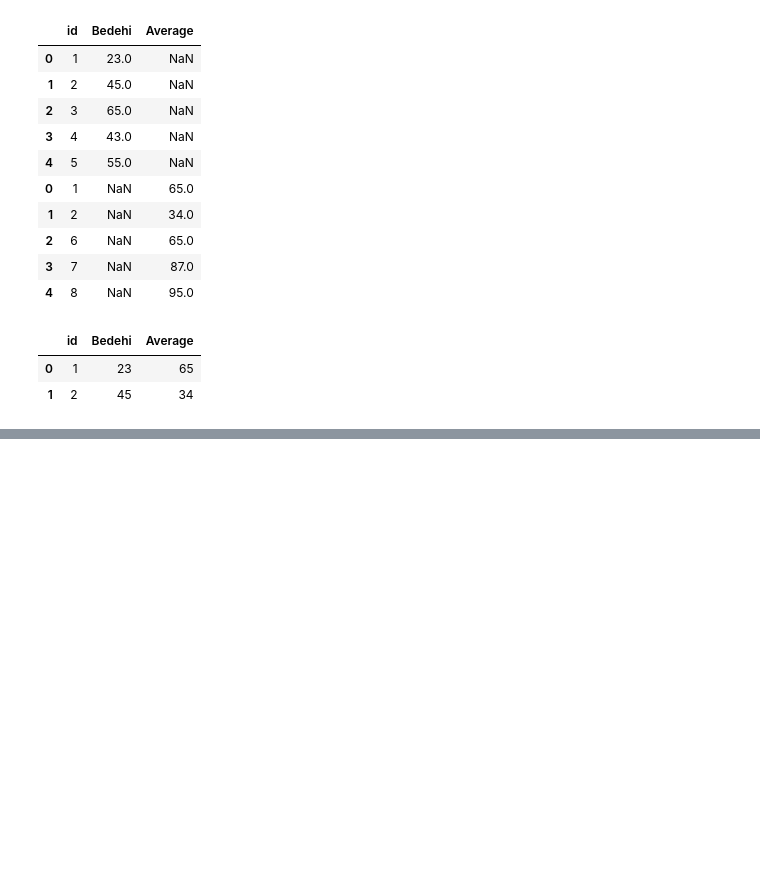
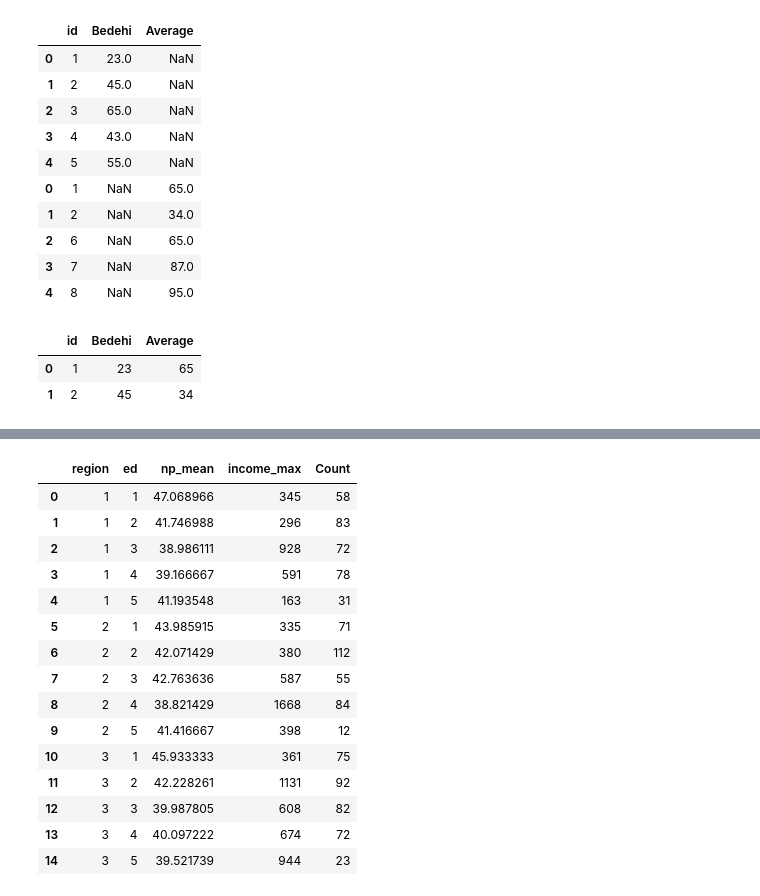
Before and after one commit to NasimShokrgozar/FirstSc, a Jupyter notebook: Session07_Basic.ipynb, the cells around one changed output, grey strips where cells are left out. Saved outputs shown, nothing was run; the diff lists cells and outputs as text; code cells hidden in the pictures; blank space fills up the shorter version.

```diff
--- a/Session07_Basic.ipynb
+++ b/Session07_Basic.ipynb
@@ -167,3 +167,6 @@ DF_j
 |  | id | Bedehi | Average |
 | 0 | 1 | 23 | 65 |
 | 1 | 2 | 45 | 34 |
+# %%
+df_t=pd.read_excel('/content/Telco - classification or clustering.xls')
+df_t.head()
@@ -169,0 +200,21 @@ DF_j
+# %%
+a=df_t.groupby(['region','ed']).agg({'age':np.mean,'income':np.max,'region':np.size})
+a=a.rename(columns={'age':'np_mean','income':'income_max','region':'Count'})
+a.reset_index()
+# %% [output]
+|  | region | ed | np_mean | income_max | Count |
+| 0 | 1 | 1 | 47.068966 | 345 | 58 |
+| 1 | 1 | 2 | 41.746988 | 296 | 83 |
+| 2 | 1 | 3 | 38.986111 | 928 | 72 |
+| 3 | 1 | 4 | 39.166667 | 591 | 78 |
+| 4 | 1 | 5 | 41.193548 | 163 | 31 |
+| 5 | 2 | 1 | 43.985915 | 335 | 71 |
+| 6 | 2 | 2 | 42.071429 | 380 | 112 |
+| 7 | 2 | 3 | 42.763636 | 587 | 55 |
+| 8 | 2 | 4 | 38.821429 | 1668 | 84 |
+| 9 | 2 | 5 | 41.416667 | 398 | 12 |
+| 10 | 3 | 1 | 45.933333 | 361 | 75 |
+| 11 | 3 | 2 | 42.228261 | 1131 | 92 |
+| 12 | 3 | 3 | 39.987805 | 608 | 82 |
+| 13 | 3 | 4 | 40.097222 | 674 | 72 |
+| 14 | 3 | 5 | 39.521739 | 944 | 23 |
```
Also changed, not shown: parts of 10 cells of this notebook.
